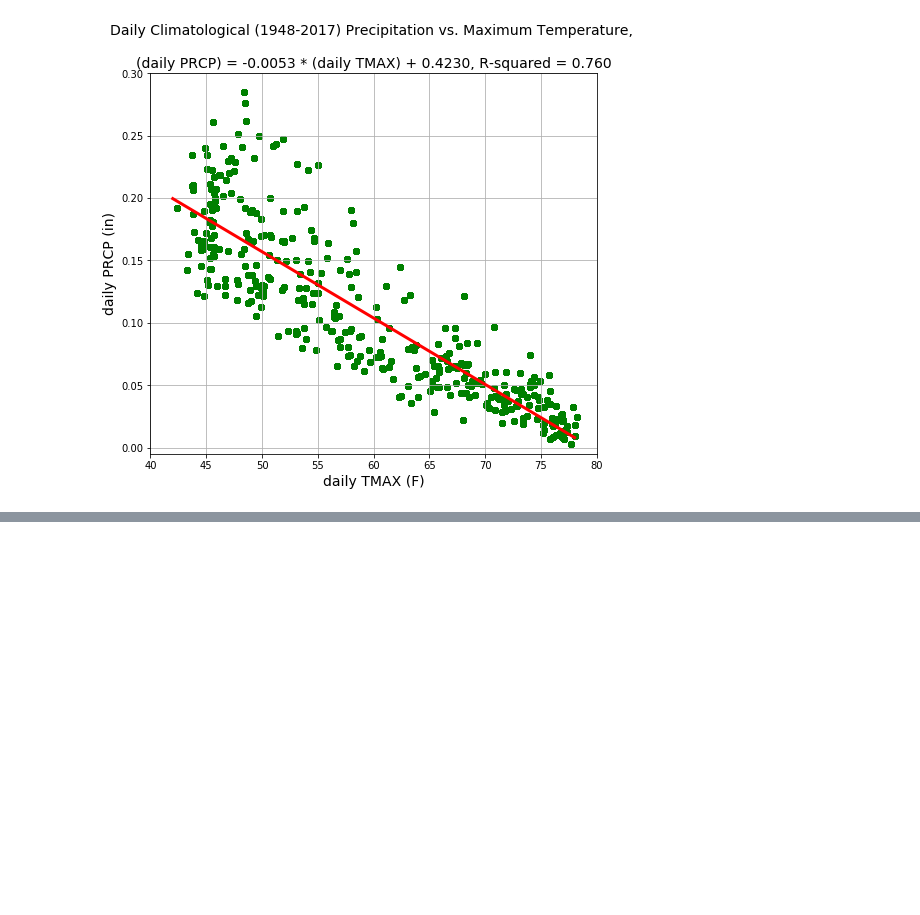
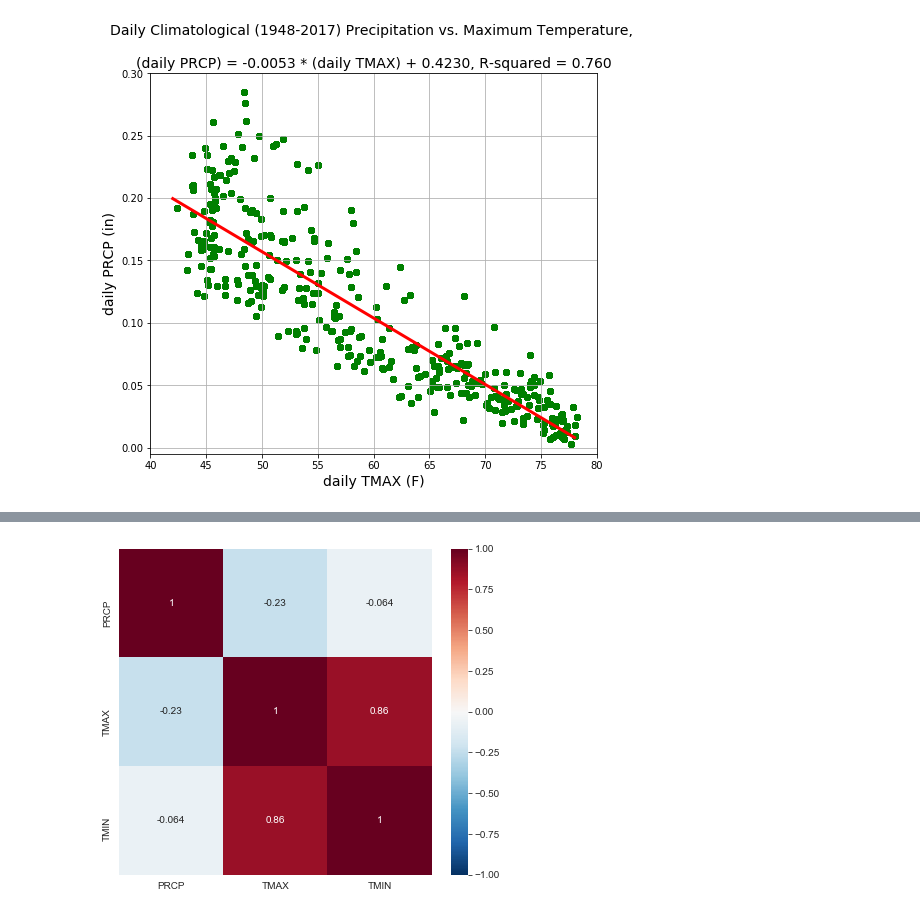
Before and after one commit to e-erfani/Visualization, a Jupyter notebook: Visualization.ipynb, the cells around one changed output, grey strips where cells are left out. Cells and saved outputs as stored; diff of their text form; code cells hidden in the pictures; blank space fills up the shorter version.

```diff
--- a/Visualization.ipynb
+++ b/Visualization.ipynb
@@ -140,0 +247,12 @@ plt.show()
+# %%
+# data was previously loaded.
+
+rcParams['figure.figsize'] = 7, 6
+
+# heatmap by seaborn
+# vmin and vmax define the range.
+# annot=True: values are shown in each cell.
+sb.heatmap(met_df.corr(), vmin=-1, vmax=1, annot=True, cmap = 'RdBu_r')
+plt.show()
+# %% [output]
+[figure, added]
```
Also changed, not shown: parts of 10 cells of this notebook.
